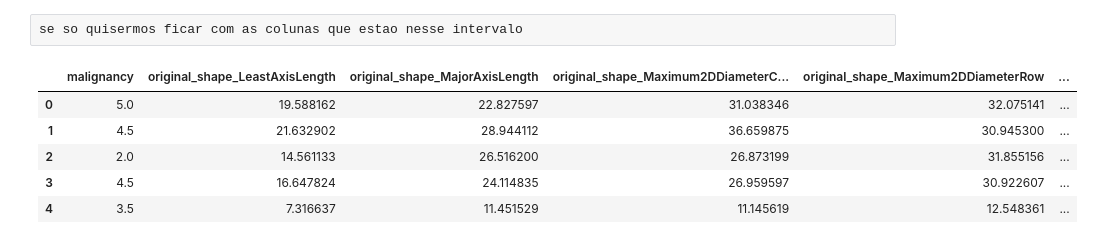
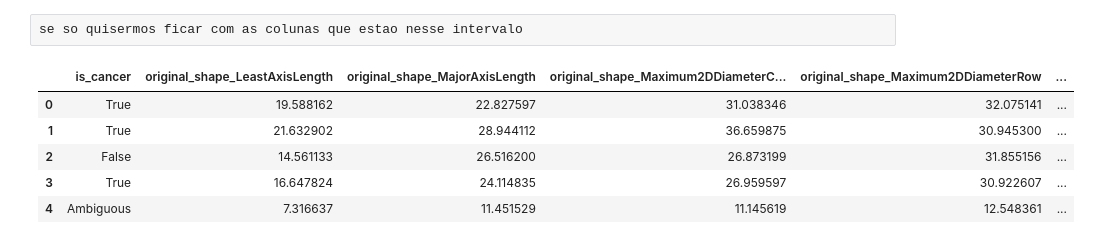
Before and after one commit to pmgfernandes04/Lung-Cancer-Classification-using-CT, a Jupyter notebook: cleanup_test.pedro.ipynb, the cells around one changed output. Drawn from its saved outputs; the diff is of its cells as text; code cells hidden in the pictures.

```diff
--- a/cleanup_test.pedro.ipynb
+++ b/cleanup_test.pedro.ipynb
@@ -26,7 +26,6 @@ De notar que o ID do paciente nao e pertinente, o id do nodule tambem nao, e is
 # %%
 df.drop("patient_id", axis=1, inplace=True)
 df.drop("nodule_idx", axis=1, inplace=True)
-df.drop("is_cancer", axis=1, inplace=True)
 #df.head()
 # %% [raw]
 ainda que nao haja, se houver modificacoes ao csv, mais vale garantir que fica limpo. retirar colunas:
@@ -49,12 +48,15 @@ para encontrar correlacoes, fazemos um df de correlacoes, e pegamos apenas na co
 
 convem pensar se nao vale a pena tirar colunas que tenham imensa correlacao entre elas, although isso pareca me sus, e nao deve haver
 # %%
-correlation_matrix = df.corr()
-malignancy_corr = correlation_matrix['malignancy']
+df2 = deepcopy(df)
+df2.drop('is_cancer', axis=1, inplace=True)
+correlation_matrix = df2.corr()
+malignancy_corr = correlation_matrix['malignancy'] ################
 
 strong_corr_with_malignancy = malignancy_corr[(malignancy_corr > 0.55) | (malignancy_corr < -0.55)]
 
 strong_corr_with_malignancy = strong_corr_with_malignancy.drop('malignancy')
 print('existem', strong_corr_with_malignancy.shape[0], 'colunas com uma correlacao naquele intervalo')
+strong_corr_with_malignancy.head(20)
 # %% [output]
 existem 19 colunas com uma correlacao naquele intervalo
@@ -63,15 +85,15 @@ se so quisermos ficar com as colunas que estao nesse intervalo
 # %%
 strong_corr_columns = strong_corr_with_malignancy.index # nome das colunas que sobraram
 
 subset_df = df[strong_corr_columns] # subset do dataset que tem estas colunas
 
-subset_df = pd.concat([df[['malignancy']], subset_df], axis=1) # voltar a adicionar (no inicio)
+subset_df = pd.concat([df[['is_cancer']], subset_df], axis=1) # voltar a adicionar (no inicio)
 
 subset_df.head()
 # %% [output]
-|  | malignancy | original_shape_LeastAxisLength | original_shape_MajorAxisLength | original_shape_Maximum2DDiameterC... | original_shape_Maximum2DDiameterRow | ... |
-| 0 | 5.0 | 19.588162 | 22.827597 | 31.038346 | 32.075141 | ... |
-| 1 | 4.5 | 21.632902 | 28.944112 | 36.659875 | 30.945300 | ... |
-| 2 | 2.0 | 14.561133 | 26.516200 | 26.873199 | 31.855156 | ... |
-| 3 | 4.5 | 16.647824 | 24.114835 | 26.959597 | 30.922607 | ... |
-| 4 | 3.5 | 7.316637 | 11.451529 | 11.145619 | 12.548361 | ... |
+|  | is_cancer | original_shape_LeastAxisLength | original_shape_MajorAxisLength | original_shape_Maximum2DDiameterC... | original_shape_Maximum2DDiameterRow | ... |
+| 0 | True | 19.588162 | 22.827597 | 31.038346 | 32.075141 | ... |
+| 1 | True | 21.632902 | 28.944112 | 36.659875 | 30.945300 | ... |
+| 2 | False | 14.561133 | 26.516200 | 26.873199 | 31.855156 | ... |
+| 3 | True | 16.647824 | 24.114835 | 26.959597 | 30.922607 | ... |
+| 4 | Ambiguous | 7.316637 | 11.451529 | 11.145619 | 12.548361 | ... |
```
Also changed, not shown: parts of 11 cells of this notebook.
